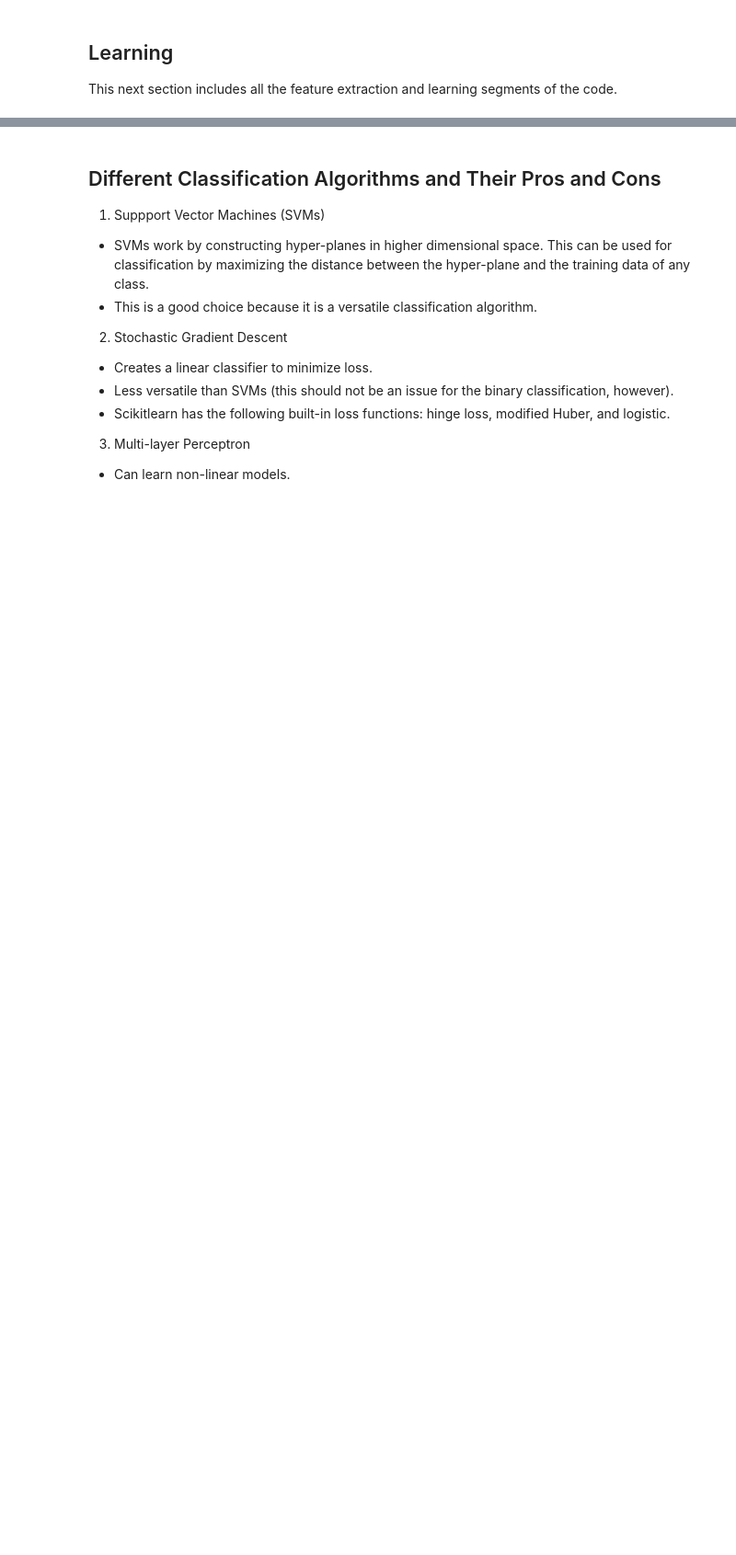
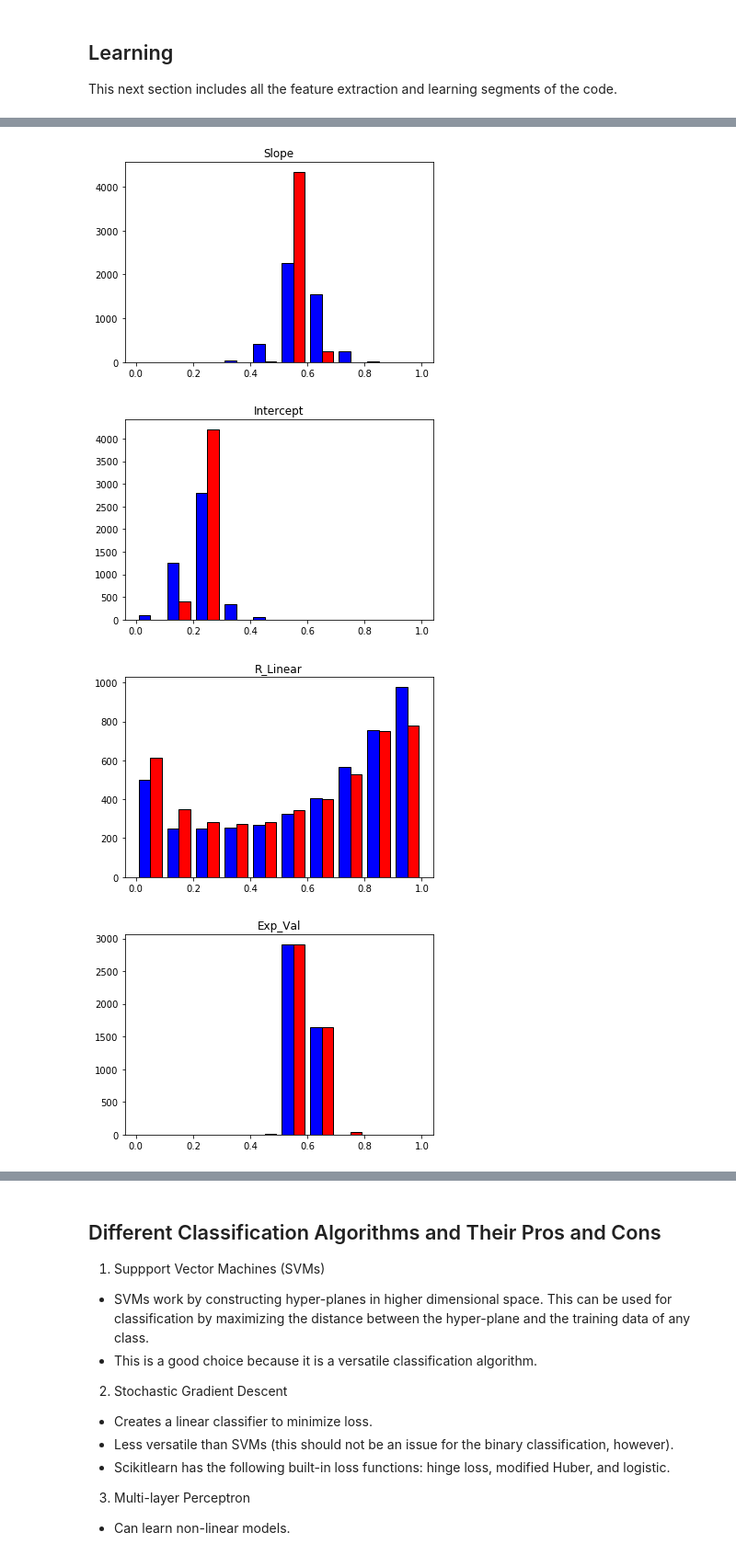
Before and after one commit to lucaspauker/hmi-time-series-analysis, a Jupyter notebook: data_gathering.ipynb, the cells around one changed output, grey strips where cells are left out. Shown at 92% size. Drawn from its saved outputs; the diff is of its cells as text; code cells hidden in the pictures; blank space fills up the shorter version.

```diff
--- a/data_gathering.ipynb
+++ b/data_gathering.ipynb
@@ -242,7 +249,7 @@ def get_harp_id_to_flaring_times_dict(harp_noaa_dict, flare_data):
             if int(noaa_id) not in noaa_id_flare_time_dict.keys(): continue
             time_array = []
             for time in noaa_id_flare_time_dict[int(noaa_id)]:
-                time_array.append(hour_start + get_time_delta(datetime_start, parse_time_string(time)))
+                time_array.append(hour_start + get_time_delta(datetime_start, parse_time_string(str(time))))
             flare_time_dict[int(harp_id)] += time_array
     return flare_time_dict
 # %%
@@ -612,0 +741,21 @@ graph_features(x, y, feature_name_list, 2)
+# %%
+def make_bar_graph(x, y, index, title=None, num_bins=10):
+    feature_data = [[], []]
+    for i, data_pt in enumerate(x):
+        if y[i]:
+            feature_data[0].append(data_pt[index])
+        else:
+            feature_data[1].append(data_pt[index])
+    colors = ['blue', 'red']
+    plt.hist(feature_data, bins=num_bins, color=colors, edgecolor='black')
+    ax = plt.gca()
+    ax.set_title(title)
+    plt.show()
+
+for i in range(5):
+    make_bar_graph(x, y, i, title=feature_name_list[i].title())
+# %% [output]
+[figure, added]
+[figure, added]
+[figure, added]
+[figure, added]
```
Also changed, not shown: parts of 22 cells of this notebook.
